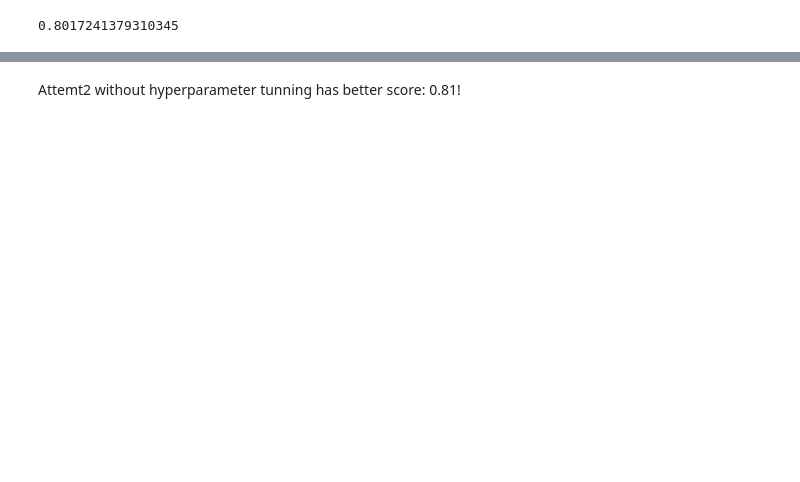
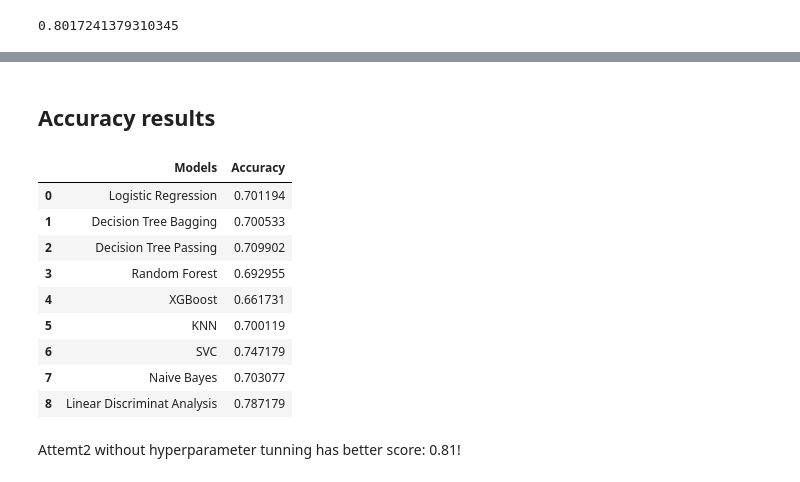
Before and after one commit to bridgecrew-perf7/ML_with_Deployment, a Jupyter notebook: classificationProject/classificationModel.ipynb, the cells around one changed output, grey strips where cells are left out. Saved outputs shown, nothing was run; the diff lists cells and outputs as text; code cells hidden in the pictures; blank space fills up the shorter version.

```diff
--- a/classificationProject/classificationModel.ipynb
+++ b/classificationProject/classificationModel.ipynb
@@ -1482,3 +1366,24 @@ rand_clf_2h.score(predict_test, y_test)
+# %% [markdown]
+## Accuracy results
+# %%
+results = pd.DataFrame()
+results['Models'] = ['Logistic Regression','Decision Tree Bagging',
+                    'Decision Tree Passing', 'Random Forest', 'XGBoost', 'KNN',
+                    'SVC', 'Naive Bayes','Linear Discriminat Analysis']
+results['Accuracy'] = [auc_log_reg, auc_dec_tree_bagging, auc_dec_tree_passing,
+                      auc_rand_forest, auc_xgboost, auc_knn, auc_svc, auc_bn, auc_lda]
+results
+# %% [output]
+|  | Models | Accuracy |
+| 0 | Logistic Regression | 0.701194 |
+| 1 | Decision Tree Bagging | 0.700533 |
+| 2 | Decision Tree Passing | 0.709902 |
+| 3 | Random Forest | 0.692955 |
+| 4 | XGBoost | 0.661731 |
+| 5 | KNN | 0.700119 |
+| 6 | SVC | 0.747179 |
+| 7 | Naive Bayes | 0.703077 |
+| 8 | Linear Discriminat Analysis | 0.787179 |
 # %% [markdown]
 Attemt2 without hyperparameter tunning has better score: 0.81!
 # %%
```
Also changed, not shown: parts of 57 cells of this notebook.
